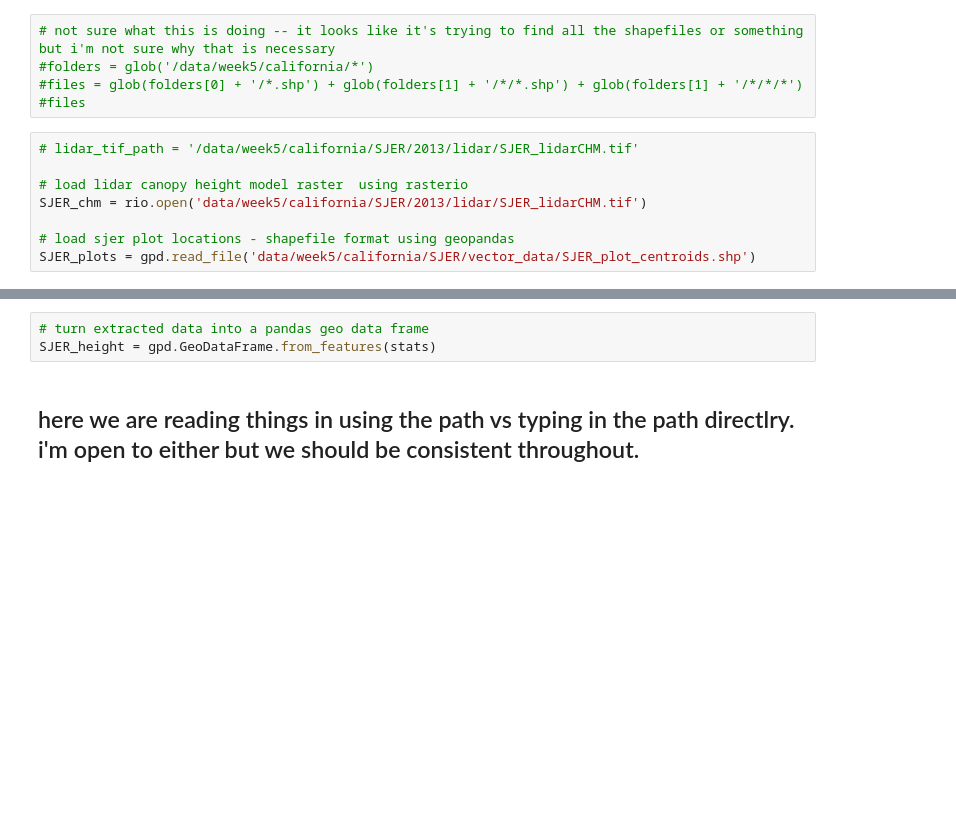
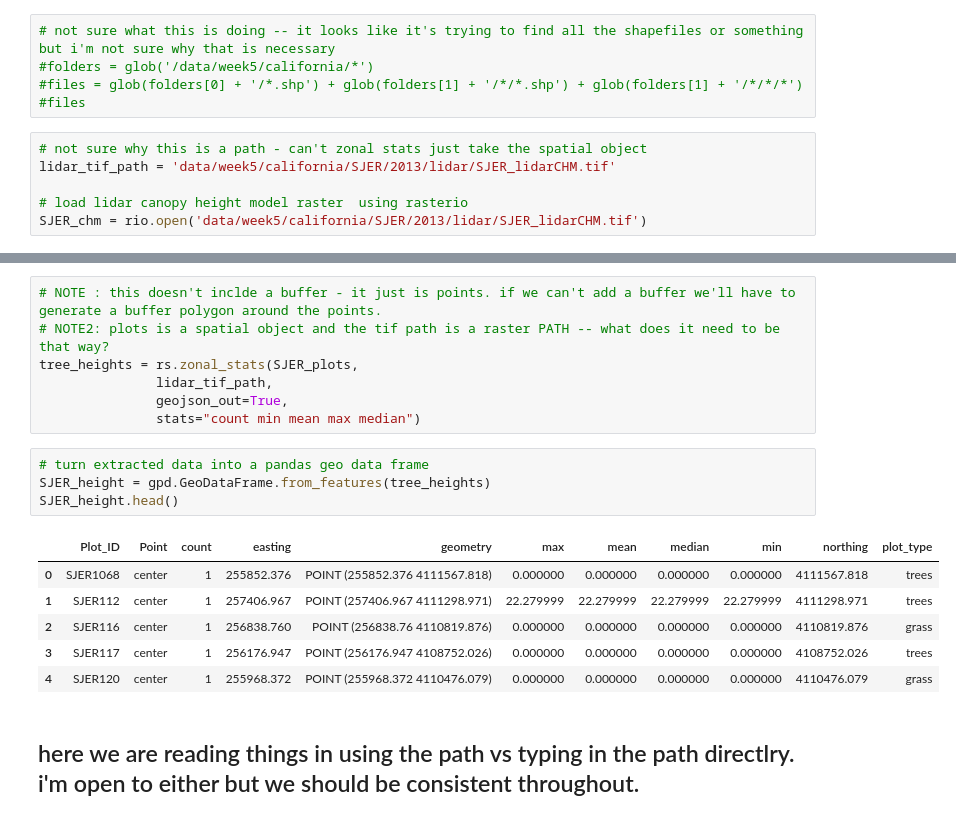
Before and after one commit to choldgraf/earth-analytics-python_OLD, a Jupyter notebook: notebooks/final-notebooks/week-5/in-class/2016-12-06-spatial05-understand-uncertainty.ipynb, the cells around one changed output, grey strips where cells are left out. Cells and saved outputs as stored; diff of their text form; blank space fills up the shorter version.

Commit message:
more week 5 edits

```diff
--- a/notebooks/final-notebooks/week-5/in-class/2016-12-06-spatial05-understand-uncertainty.ipynb
+++ b/notebooks/final-notebooks/week-5/in-class/2016-12-06-spatial05-understand-uncertainty.ipynb
@@ -223,10 +225,8 @@ the actual heights of the trees on the ground?
 #files = glob(folders[0] + '/*.shp') + glob(folders[1] + '/*/*.shp') + glob(folders[1] + '/*/*/*')
 #files
 # %%
-# lidar_tif_path = '/data/week5/california/SJER/2013/lidar/SJER_lidarCHM.tif'
+# not sure why this is a path - can't zonal stats just take the spatial object
+lidar_tif_path = 'data/week5/california/SJER/2013/lidar/SJER_lidarCHM.tif'
 
 # load lidar canopy height model raster  using rasterio
 SJER_chm = rio.open('data/week5/california/SJER/2013/lidar/SJER_lidarCHM.tif')
-
-# load sjer plot locations - shapefile format using geopandas
-SJER_plots = gpd.read_file('data/week5/california/SJER/vector_data/SJER_plot_centroids.shp')
@@ -245,6 +281,21 @@ NameError: name 'rs' is not defined
+# %%
+# NOTE : this doesn't inclde a buffer - it just is points. if we can't add a buffer we'll have to generate a buffer polygon around the points.
+# NOTE2: plots is a spatial object and the tif path is a raster PATH -- what does it need to be that way?
+tree_heights = rs.zonal_stats(SJER_plots,
+               lidar_tif_path,
+               geojson_out=True,
+               stats="count min mean max median")
 # %%
 # turn extracted data into a pandas geo data frame
-SJER_height = gpd.GeoDataFrame.from_features(stats)
+SJER_height = gpd.GeoDataFrame.from_features(tree_heights)
+SJER_height.head()
+# %% [output]
+|  | Plot_ID | Point | count | easting | geometry | max | mean | median | min | northing | plot_type |
+| 0 | SJER1068 | center | 1 | 255852.376 | POINT (255852.376 4111567.818) | 0.000000 | 0.000000 | 0.000000 | 0.000000 | 4111567.818 | trees |
+| 1 | SJER112 | center | 1 | 257406.967 | POINT (257406.967 4111298.971) | 22.279999 | 22.279999 | 22.279999 | 22.279999 | 4111298.971 | trees |
+| 2 | SJER116 | center | 1 | 256838.760 | POINT (256838.76 4110819.876) | 0.000000 | 0.000000 | 0.000000 | 0.000000 | 4110819.876 | grass |
+| 3 | SJER117 | center | 1 | 256176.947 | POINT (256176.947 4108752.026) | 0.000000 | 0.000000 | 0.000000 | 0.000000 | 4108752.026 | trees |
+| 4 | SJER120 | center | 1 | 255968.372 | POINT (255968.372 4110476.079) | 0.000000 | 0.000000 | 0.000000 | 0.000000 | 4110476.079 | grass |
 # %% [markdown]
 ## here we are reading things in using the path vs typing in the path directlry. i'm open to either but we should be consistent throughout.
 # %%
```
Also changed, not shown: parts of 9 cells of this notebook.
